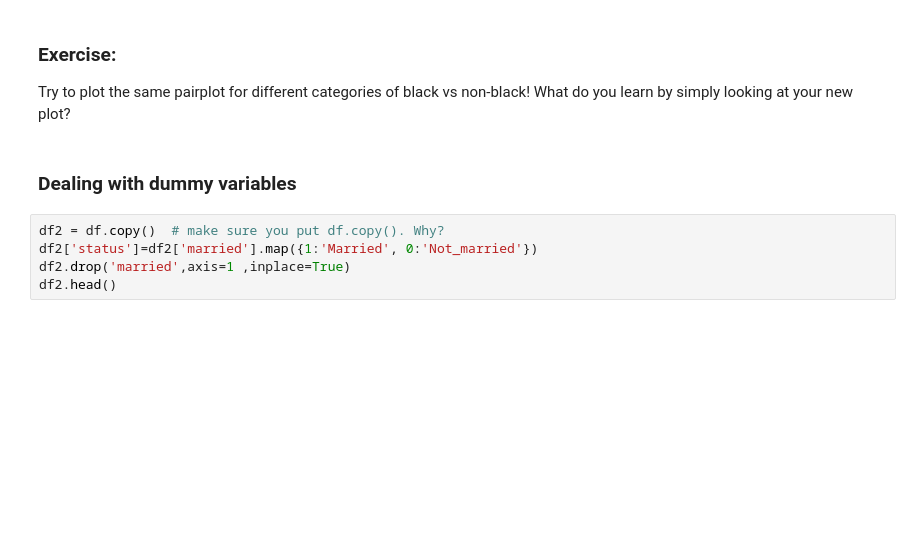
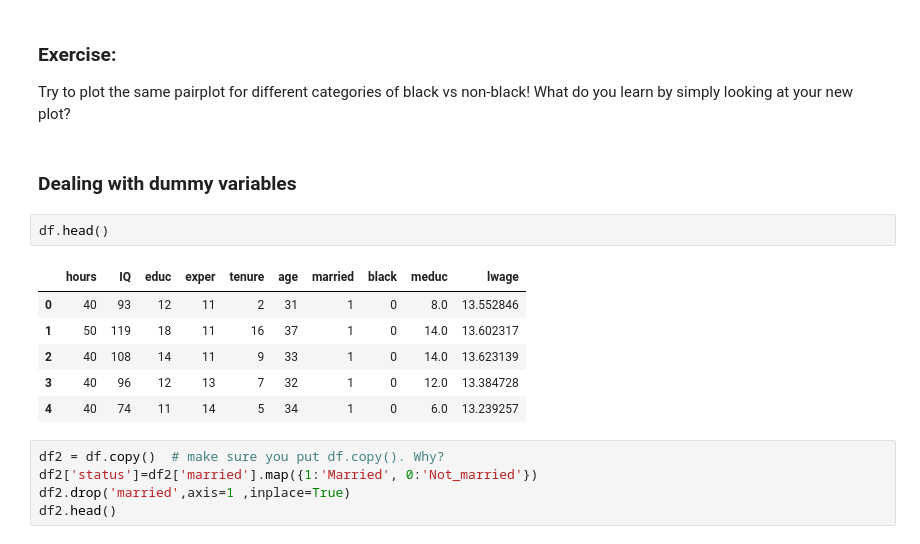
Before and after one commit to ethanander/Machine_Learning_USU, a Jupyter notebook: Spring 2020/Classes/Week 3-4/Regression.ipynb, the cells around one changed output. Drawn from its saved outputs; the diff is of its cells as text; blank space fills up the shorter version.

```diff
--- a/Spring 2020/Classes/Week 3-4/Regression.ipynb
+++ b/Spring 2020/Classes/Week 3-4/Regression.ipynb
@@ -163,6 +168,15 @@ plt.show()
 Try to plot the same pairplot for different categories of black vs non-black! What do you learn by simply looking at your new plot?
 # %% [markdown]
 ### Dealing with dummy variables
+# %%
+df.head()
+# %% [output]
+|  | hours | IQ | educ | exper | tenure | age | married | black | meduc | lwage |
+| 0 | 40 | 93 | 12 | 11 | 2 | 31 | 1 | 0 | 8.0 | 13.552846 |
+| 1 | 50 | 119 | 18 | 11 | 16 | 37 | 1 | 0 | 14.0 | 13.602317 |
+| 2 | 40 | 108 | 14 | 11 | 9 | 33 | 1 | 0 | 14.0 | 13.623139 |
+| 3 | 40 | 96 | 12 | 13 | 7 | 32 | 1 | 0 | 12.0 | 13.384728 |
+| 4 | 40 | 74 | 11 | 14 | 5 | 34 | 1 | 0 | 6.0 | 13.239257 |
 # %%
 df2 = df.copy()  # make sure you put df.copy(). Why?
 df2['status']=df2['married'].map({1:'Married', 0:'Not_married'})
```
Also changed, not shown: parts of 11 cells of this notebook.
